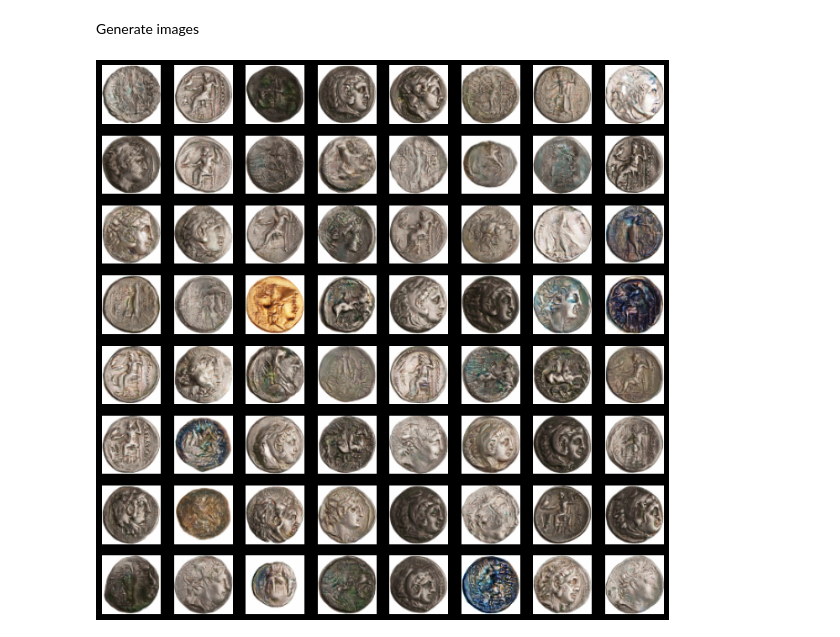
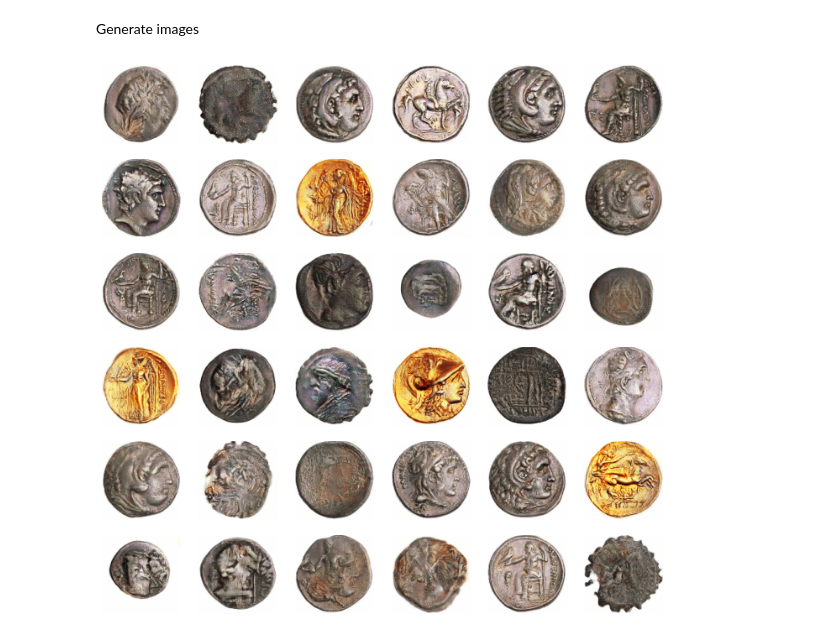
Before and after one commit to PScottZero/wgan-gp, a Jupyter notebook: wgan_gp.ipynb, the cells around one changed output. Saved outputs shown, nothing was run; the diff lists cells and outputs as text; code cells hidden in the pictures.

```diff
--- a/wgan_gp.ipynb
+++ b/wgan_gp.ipynb
@@ -6,13 +12,21 @@
 # %% [markdown]
 # Imports
 # %%
+%pip install clean-fid
+
 import os
 import glob
 import time
+import shutil
 import imageio
 
 from IPython import display
 import matplotlib.pyplot as plt
 import numpy as np
+from cleanfid import fid
+from PIL import Image
 import tensorflow as tf
 from tensorflow.keras import layers, models, preprocessing, optimizers
+
+tf.config.experimental.set_memory_growth(tf.config.list_physical_devices('GPU')[0], True)
+noise_dim, num_classes = 0, 0
@@ -19,2 +35,28 @@ from tensorflow.keras import layers, models, preprocessing, optimizers
+# %%
+def generate_noise(count, class_index=None):
+  noise = tf.random.normal((count, noise_dim))
+  if class_index:
+    noise_classes = tf.one_hot([class_index] * count, num_classes)
+  else:
+    noise_classes = tf.one_hot(np.random.randint(0, num_classes, size=count), num_classes)
+  noise_classes = tf.reshape(noise_classes, (-1, num_classes))
+  noise_with_classes = tf.concat((noise, noise_classes), axis=1)
+  return noise_with_classes
+
+def display_image_grid(images, num_examples):
+  fig = plt.figure(figsize=(12, 12))
+  for i in range(num_examples):
+    grid_size = int(np.ceil(np.sqrt(num_examples)))
+    fig.add_subplot(grid_size, grid_size, i + 1)
+    plt.imshow(images[i] * 0.5 + 0.5)
+    plt.axis('off')
+
+def make_dir(directory):
+  if not os.path.isdir(directory):
+    os.makedirs(directory)
+
+def remove_dir(directory):
+  if os.path.isdir(directory):
+    shutil.rmtree(directory)
 # %% [markdown]
 # Load Dataset
@@ -472,17 +528,11 @@ generator = models.load_model(f'saved_generators/{dataset_name}')
 WARNING:tensorflow:No training configuration found in save file, so the model was *not* compiled. Compile it manually.
 # %% [markdown]
 Generate images
-# %%
-num_examples = 64
-
-noise = tf.random.normal([num_examples, noise_dim])
-generated = generator(noise)
-
-fig = plt.figure(figsize=(12, 12))
-for i in range(num_examples):
-  grid_size = int(np.ceil(np.sqrt(num_examples)))
-  fig.add_subplot(grid_size, grid_size, i + 1)
-  plt.imshow(generated[i] * 0.5 + 0.5)
-  plt.axis('off')
-# %% [output]
-[figure, removed]
+# %%
+num_examples = 36
+class_index = None
+
+generated = generator(generate_noise(num_examples, class_index))
+display_image_grid(generated, num_examples)
+# %% [output]
+[figure, added]
```
Also changed, not shown: parts of 18 cells of this notebook, 2 other files.
